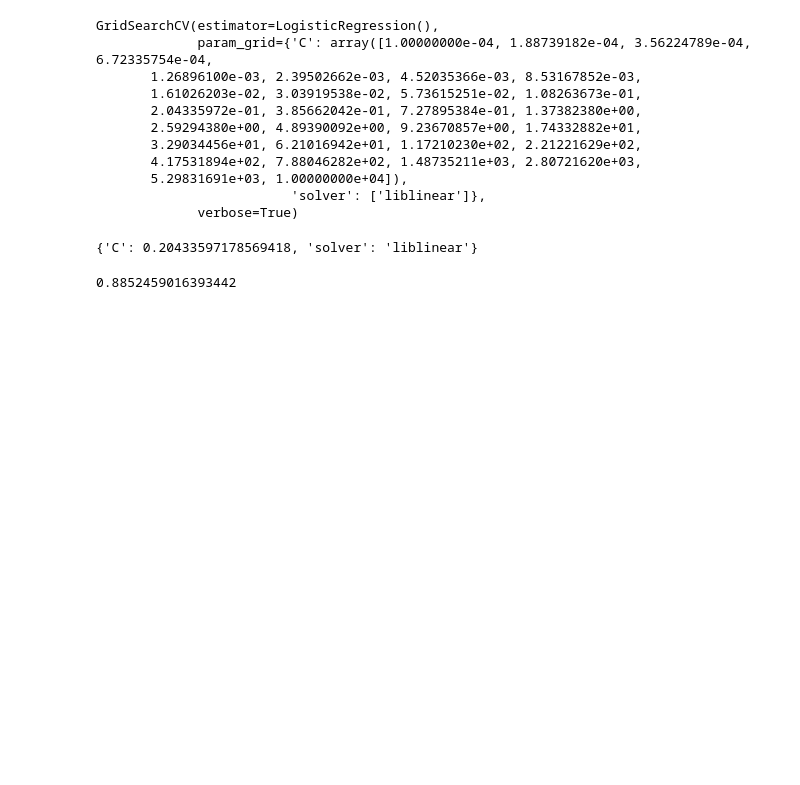
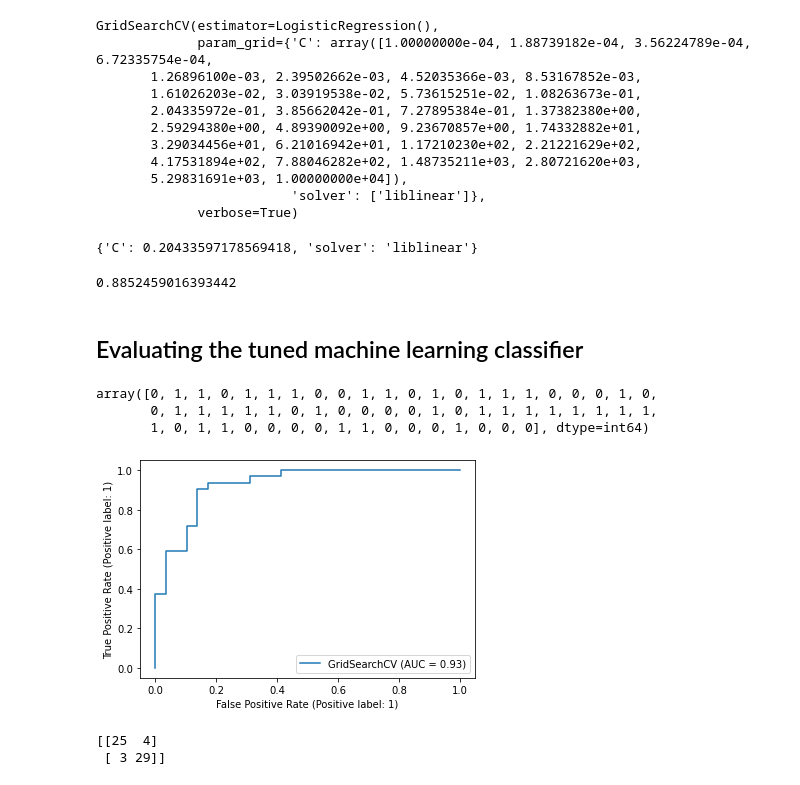
Before and after one commit to Laurent-I/heart-disease-classifier, a Jupyter notebook: Heart Disease Classifier.ipynb, the cells around one changed output. Saved outputs shown, nothing was run; the diff lists cells and outputs as text; code cells hidden in the pictures; blank space fills up the shorter version.

Commit message:
Finished Evaluating the model

```diff
--- a/Heart Disease Classifier.ipynb
+++ b/Heart Disease Classifier.ipynb
@@ -563,3 +563,5 @@ gs_log_reg.best_params_
 gs_log_reg.score(X_test, y_test)
 # %% [output]
 0.8852459016393442
+# %% [markdown]
+## Evaluating the tuned machine learning classifier
@@ -565,0 +571,17 @@ gs_log_reg.score(X_test, y_test)
+# %%
+y_preds
+# %% [output]
+array([0, 1, 1, 0, 1, 1, 1, 0, 0, 1, 1, 0, 1, 0, 1, 1, 1, 0, 0, 0, 1, 0,
+       0, 1, 1, 1, 1, 1, 0, 1, 0, 0, 0, 0, 1, 0, 1, 1, 1, 1, 1, 1, 1, 1,
+       1, 0, 1, 1, 0, 0, 0, 0, 1, 1, 0, 0, 0, 1, 0, 0, 0], dtype=int64)
+# %%
+# plot ROC Curve and calculate the AUC metric
+plot_roc_curve(gs_log_reg, X_test, y_test);
+# %% [output]
+[figure, added]
+# %%
+# Confusion matrox
+print(confusion_matrix(y_test, y_preds))
+# %% [output]
+[[25  4]
+ [ 3 29]]
```
Also changed, not shown: parts of 19 cells of this notebook.
